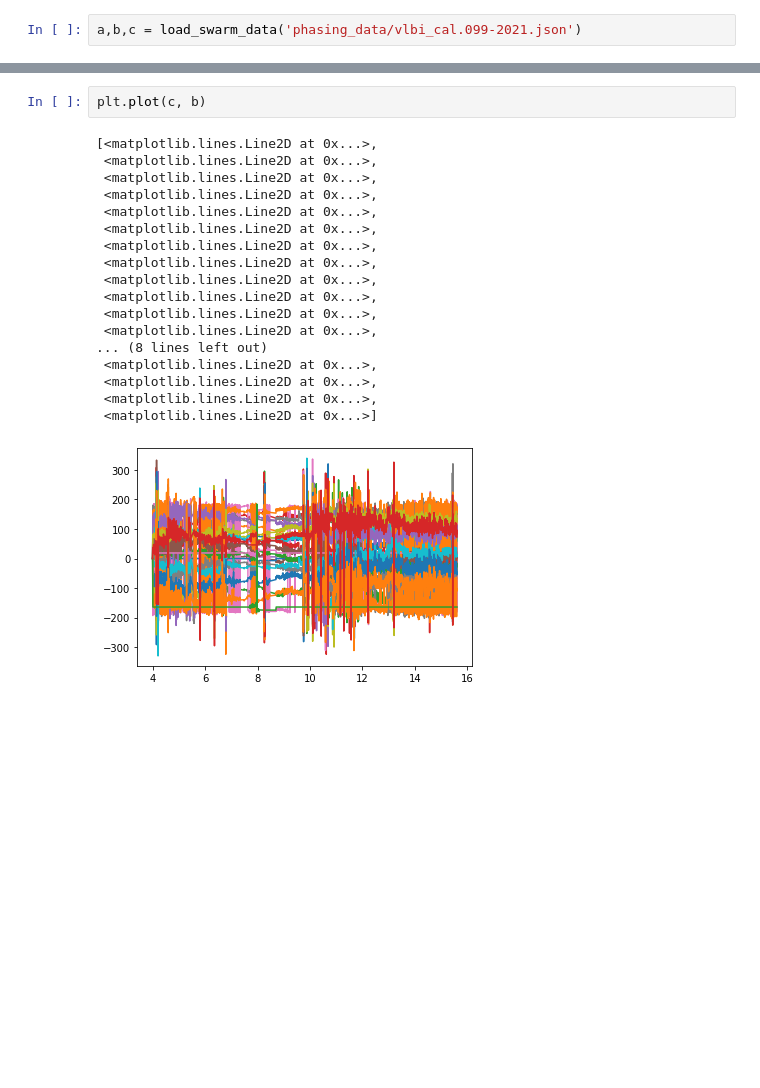
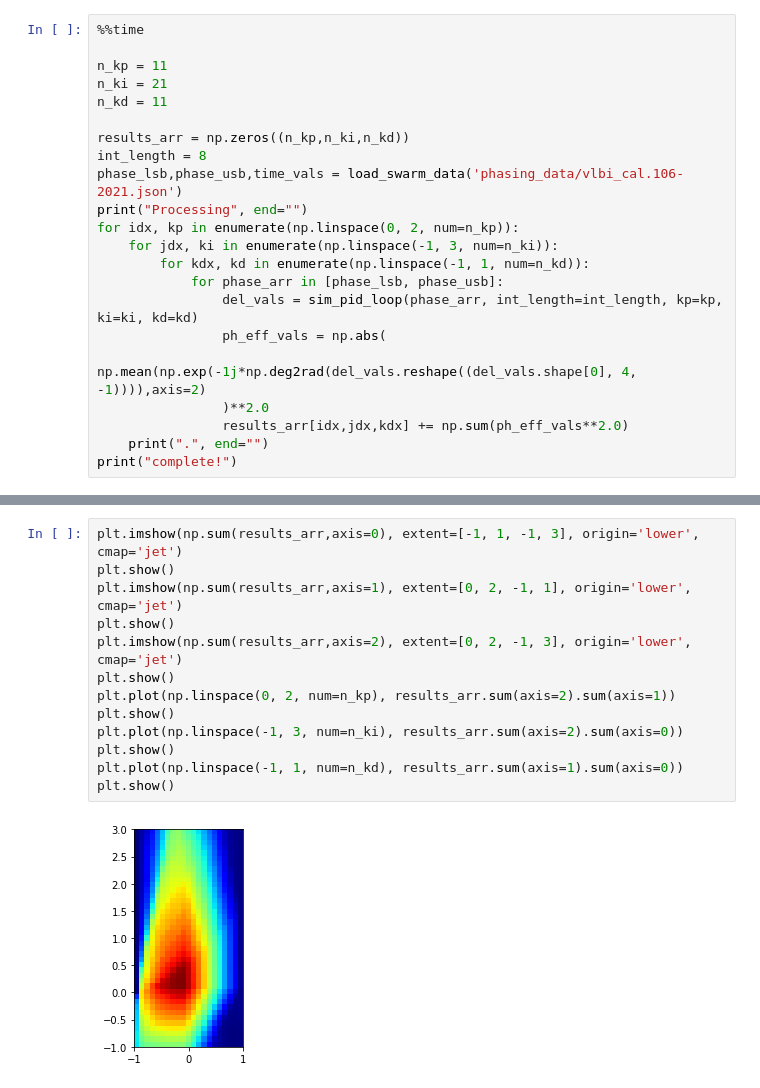
Before and after one commit to kartographer/sma_phasing_sims, a Jupyter notebook: SWARM_Optimization.ipynb, the cells around one changed output, grey strips where cells are left out. Drawn from its saved outputs; the diff is of its cells as text; blank space fills up the shorter version.

```diff
--- a/SWARM_Optimization.ipynb
+++ b/SWARM_Optimization.ipynb
@@ -41,2 +70,22 @@ def load_swarm_data(filename):
 # %%
-a,b,c = load_swarm_data('phasing_data/vlbi_cal.099-2021.json')
+%%time
+
+n_kp = 11
+n_ki = 21
+n_kd = 11
+
+results_arr = np.zeros((n_kp,n_ki,n_kd))
+int_length = 8
+phase_lsb,phase_usb,time_vals = load_swarm_data('phasing_data/vlbi_cal.106-2021.json')
+print("Processing", end="")
+for idx, kp in enumerate(np.linspace(0, 2, num=n_kp)):
+    for jdx, ki in enumerate(np.linspace(-1, 3, num=n_ki)):
+        for kdx, kd in enumerate(np.linspace(-1, 1, num=n_kd)):
+            for phase_arr in [phase_lsb, phase_usb]:
+                del_vals = sim_pid_loop(phase_arr, int_length=int_length, kp=kp, ki=ki, kd=kd)
+                ph_eff_vals = np.abs(
+                    np.mean(np.exp(-1j*np.deg2rad(del_vals.reshape((del_vals.shape[0], 4, -1)))),axis=2)
+                )**2.0
+                results_arr[idx,jdx,kdx] += np.sum(ph_eff_vals**2.0)
+    print(".", end="")
+print("complete!")
@@ -43,21 +96,15 @@ a,b,c = load_swarm_data('phasing_data/vlbi_cal.099-2021.json')
 # %%
-plt.plot(c, b)
+plt.imshow(np.sum(results_arr,axis=0), extent=[-1, 1, -1, 3], origin='lower', cmap='jet')
+plt.show()
+plt.imshow(np.sum(results_arr,axis=1), extent=[0, 2, -1, 1], origin='lower', cmap='jet')
+plt.show()
+plt.imshow(np.sum(results_arr,axis=2), extent=[0, 2, -1, 3], origin='lower', cmap='jet')
+plt.show()
+plt.plot(np.linspace(0, 2, num=n_kp), results_arr.sum(axis=2).sum(axis=1))
+plt.show()
+plt.plot(np.linspace(-1, 3, num=n_ki), results_arr.sum(axis=2).sum(axis=0))
+plt.show()
+plt.plot(np.linspace(-1, 1, num=n_kd), results_arr.sum(axis=1).sum(axis=0))
+plt.show()
 # %% [output]
-[<matplotlib.lines.Line2D at 0x...>,
- <matplotlib.lines.Line2D at 0x...>,
- <matplotlib.lines.Line2D at 0x...>,
- <matplotlib.lines.Line2D at 0x...>,
- <matplotlib.lines.Line2D at 0x...>,
- <matplotlib.lines.Line2D at 0x...>,
- <matplotlib.lines.Line2D at 0x...>,
- <matplotlib.lines.Line2D at 0x...>,
- <matplotlib.lines.Line2D at 0x...>,
- <matplotlib.lines.Line2D at 0x...>,
- <matplotlib.lines.Line2D at 0x...>,
- <matplotlib.lines.Line2D at 0x...>,
-... (8 lines left out)
- <matplotlib.lines.Line2D at 0x...>,
- <matplotlib.lines.Line2D at 0x...>,
- <matplotlib.lines.Line2D at 0x...>,
- <matplotlib.lines.Line2D at 0x...>]
-[figure, old version]
+[figure, new version]
```
Also changed, not shown: parts of 3 cells of this notebook.
